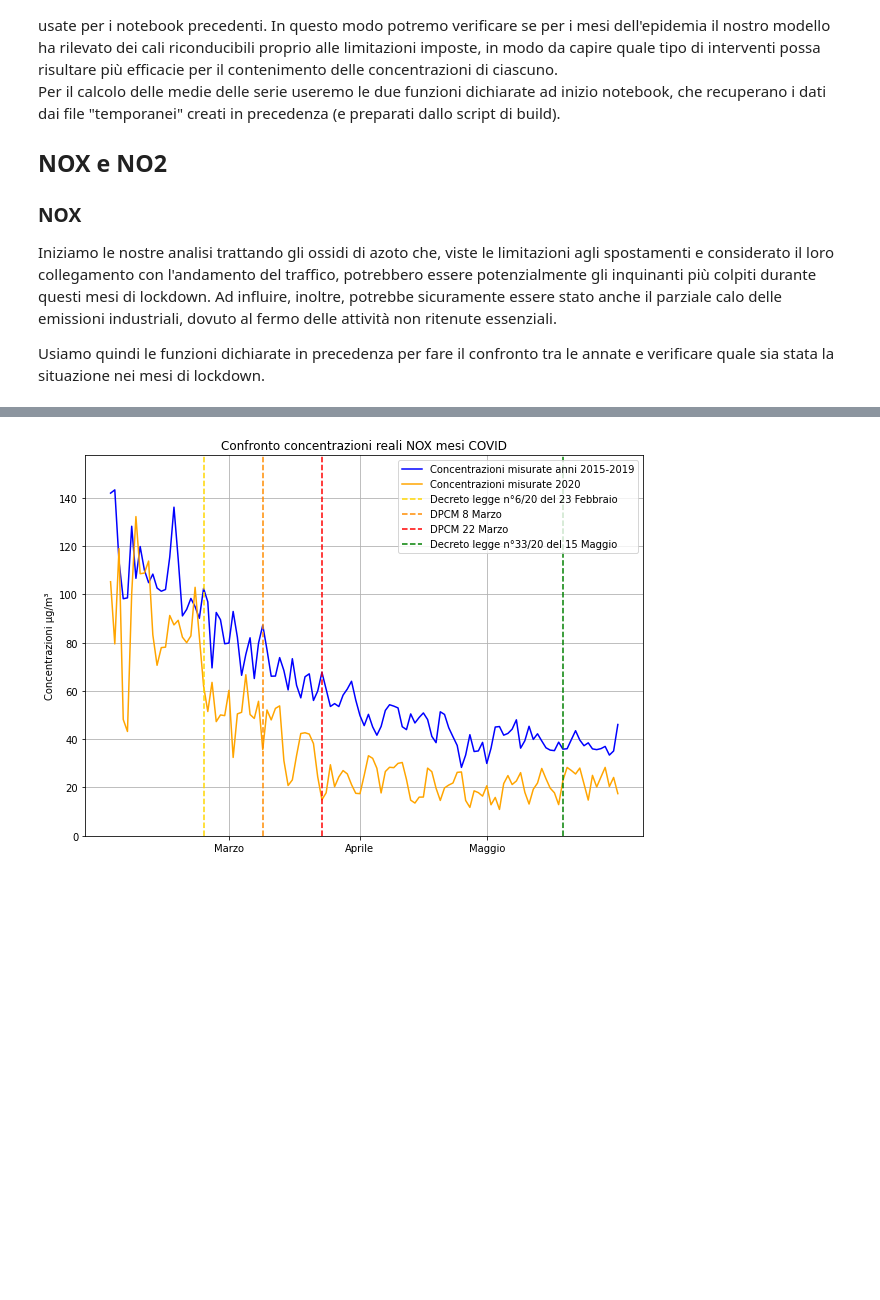
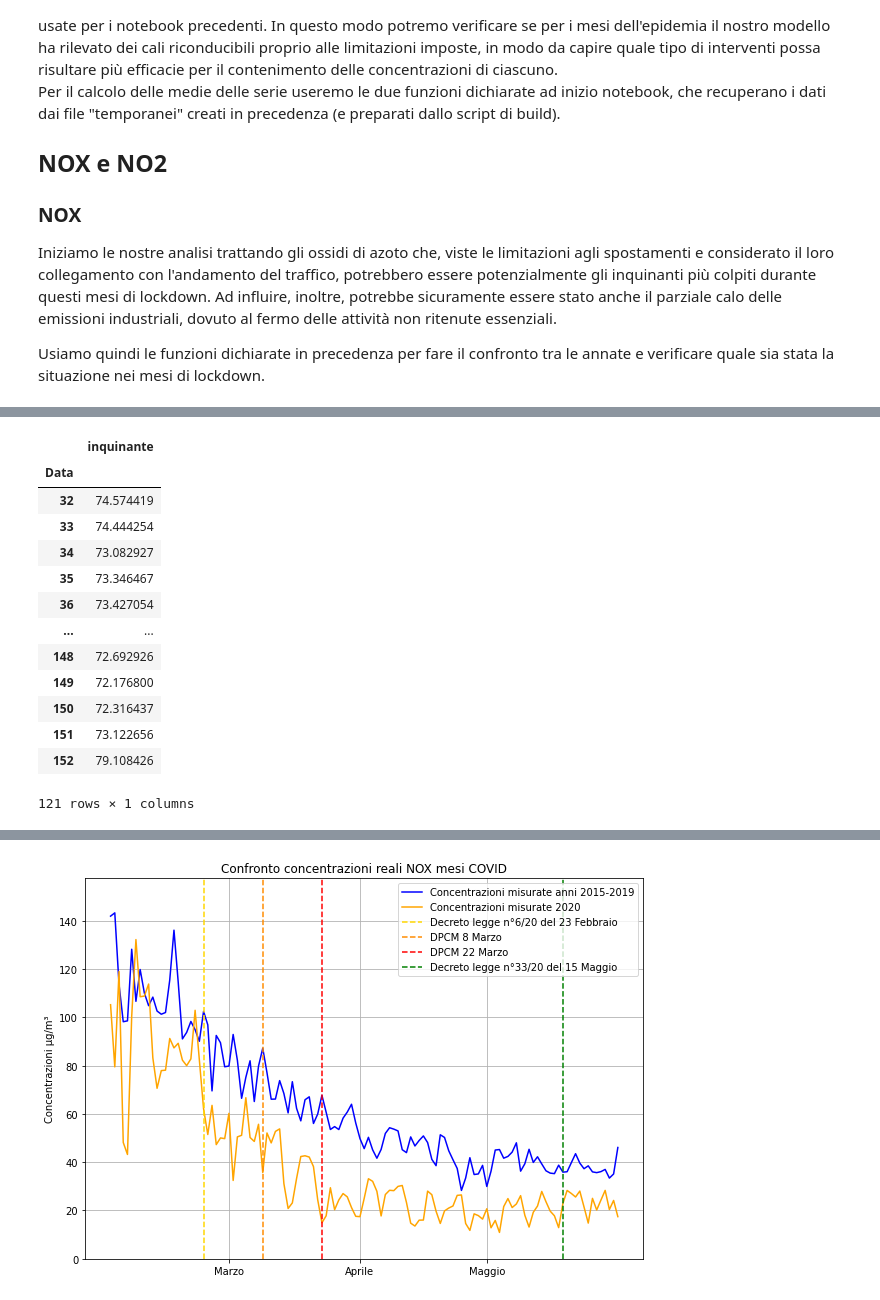
Before and after one commit to MarcoBelotti96/Tesi, a Jupyter notebook: src/AnalisiCovid.ipynb, the cells around one changed output, grey strips where cells are left out. Saved outputs shown, nothing was run; the diff lists cells and outputs as text; code cells hidden in the pictures; blank space fills up the shorter version.

```diff
--- a/src/AnalisiCovid.ipynb
+++ b/src/AnalisiCovid.ipynb
@@ -81,0 +85,17 @@ plt.show()
+# %%
+serie_storica_norm
+# %% [output]
+|  | inquinante |
+| Data |  |
+| 32 | 74.574419 |
+| 33 | 74.444254 |
+| 34 | 73.082927 |
+| 35 | 73.346467 |
+| 36 | 73.427054 |
+| ... | ... |
+| 148 | 72.692926 |
+| 149 | 72.176800 |
+| 150 | 72.316437 |
+| 151 | 73.122656 |
+| 152 | 79.108426 |
+121 rows × 1 columns
```
Also changed, not shown: parts of 8 cells of this notebook, 7 other files.
